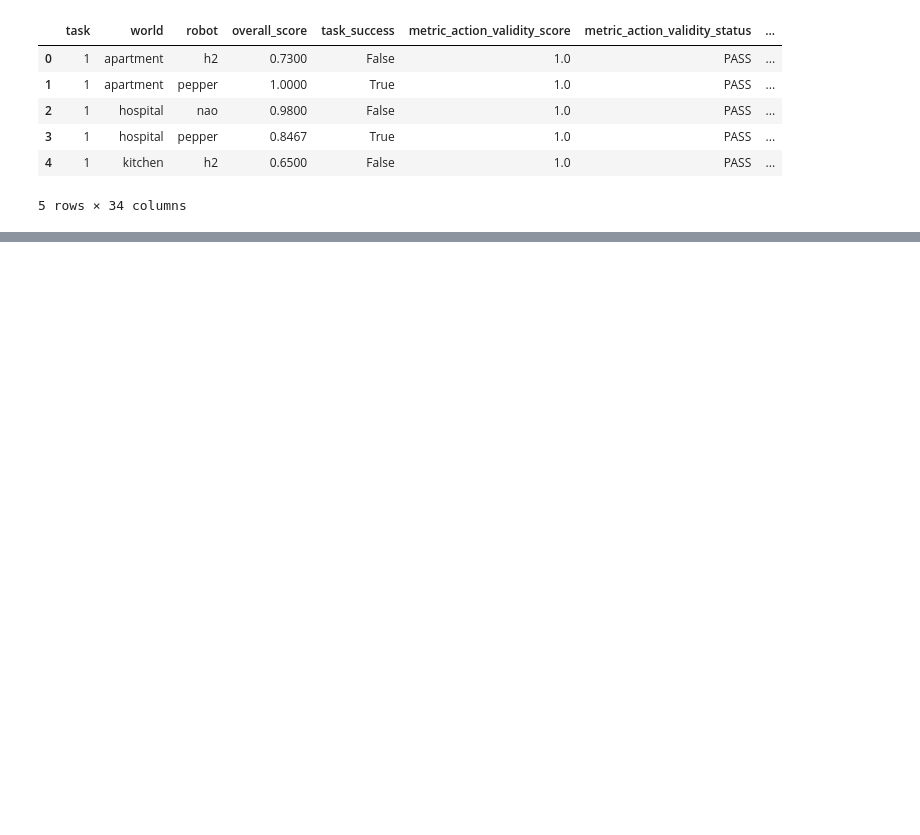
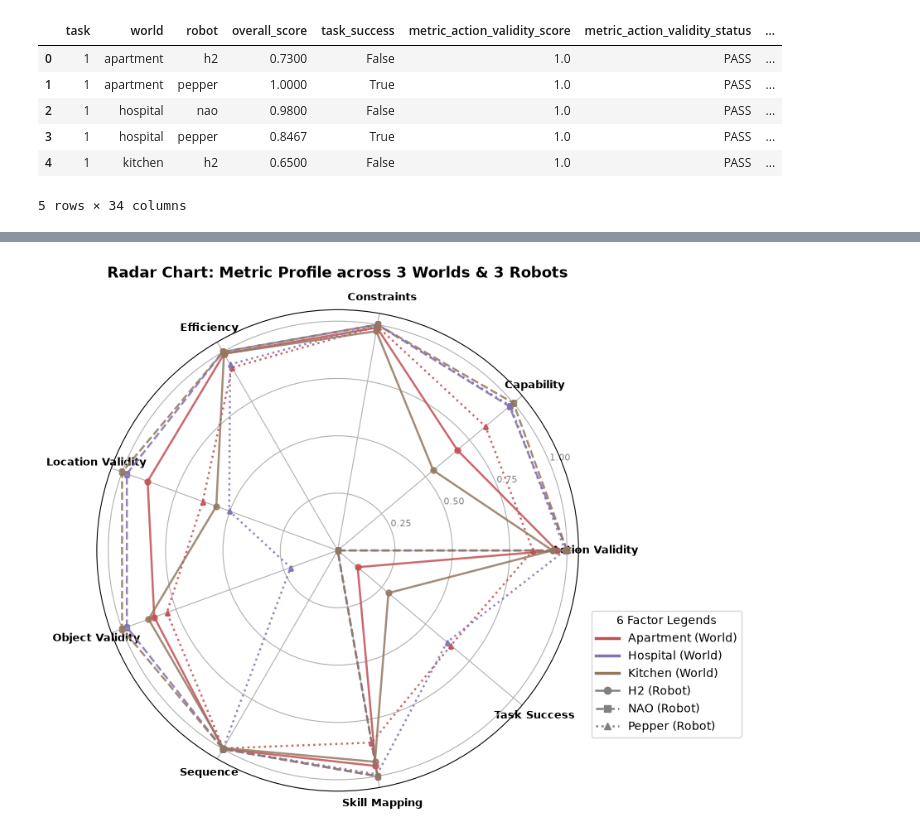
Before and after one commit to SanaJayaKrishna/DISSERTATION, a Jupyter notebook: app/datset.ipynb, the cells around one changed output, grey strips where cells are left out. Cells and saved outputs as stored; diff of their text form; code cells hidden in the pictures; blank space fills up the shorter version.

```diff
--- a/app/datset.ipynb
+++ b/app/datset.ipynb
@@ -13,0 +124,66 @@ df.head()
+# %%
+import matplotlib.lines as mlines
+metric_names = [c.replace("metric_", "").replace("_score", "")
+                for c in df.columns if c.endswith("_score") and c != "overall_score"]
+metric_score_cols = [f"metric_{m}_score" for m in metric_names]
+metric_labels = [m.replace("_", " ").title() for m in metric_names]
+# 3. Setup radar geometry
+num_metrics = len(metric_names)
+angles = np.linspace(0, 2 * np.pi, num_metrics, endpoint=False).tolist()
+angles += angles[:1]  # Repeat first angle to close polygon loop
+# 4. Define 3 World Colors and 3 Robot Line Styles/Markers
+world_colors = {
+    "apartment": "#C44E52",  # Red / Coral
+    "hospital":  "#8172B2",  # Purple
+    "kitchen":   "#937860"   # Brown / Earth
+}
+robot_styles = {
+    "h2":     {"linestyle": "-",  "marker": "o"},  # Solid line
+    "nao":    {"linestyle": "--", "marker": "s"},  # Dashed line
+    "pepper": {"linestyle": ":",  "marker": "^"}   # Dotted line
+}
+# 5. Create Radar Plot
+fig, ax = plt.subplots(figsize=(9, 9), subplot_kw=dict(polar=True))
+# Group by (world, robot) to compute metric profiles
+grouped = df.groupby(["world", "robot"])[metric_score_cols].mean().reset_index()
+for _, row in grouped.iterrows():
+    world = row["world"]
+    robot = row["robot"]
+
+    vals = row[metric_score_cols].tolist()
+    vals += vals[:1]  # Close loop
+
+    ax.plot(
+        angles, vals,
+        color=world_colors.get(world, "grey"),
+        linestyle=robot_styles.get(robot, {}).get("linestyle", "-"),
+        marker=robot_styles.get(robot, {}).get("marker", "o"),
+        linewidth=1.8,
+        markersize=5,
+        alpha=0.85
+    )
+# Set metric labels along the perimeter
+ax.set_xticks(angles[:-1])
+ax.set_xticklabels(metric_labels, size=9, fontweight="bold")
+# Configure radial grid scale
+ax.set_ylim(0, 1.05)
+ax.set_yticks([0.25, 0.50, 0.75, 1.00])
+ax.set_yticklabels(["0.25", "0.50", "0.75", "1.00"], size=8, color="gray")
+# 6. Build 6 Explicit Legend Entries (3 World Colors + 3 Robot Line Styles)
+legend_handles = [
+    # 3 World Colors
+    mlines.Line2D([], [], color="#C44E52", linewidth=2.5, label="Apartment (World)"),
+    mlines.Line2D([], [], color="#8172B2", linewidth=2.5, label="Hospital (World)"),
+    mlines.Line2D([], [], color="#937860", linewidth=2.5, label="Kitchen (World)"),
+    # 3 Robot Line Styles
+    mlines.Line2D([], [], color="gray", linestyle="-",  marker="o", linewidth=1.8, label="H2 (Robot)"),
+    mlines.Line2D([], [], color="gray", linestyle="--", marker="s", linewidth=1.8, label="NAO (Robot)"),
+    mlines.Line2D([], [], color="gray", linestyle=":",  marker="^", linewidth=1.8, label="Pepper (Robot)"),
+]
+ax.set_title("Radar Chart: Metric Profile across 3 Worlds & 3 Robots", pad=28, fontsize=13, fontweight="bold")
+# Display the 6 Legend Items
+ax.legend(handles=legend_handles, title="6 Factor Legends", bbox_to_anchor=(1.35, 0.1), loc="lower right", frameon=True)
+plt.tight_layout()
+plt.show()
+# %% [output]
+[figure, added]
```
Also changed, not shown: parts of 8 cells of this notebook, 29 other files.
